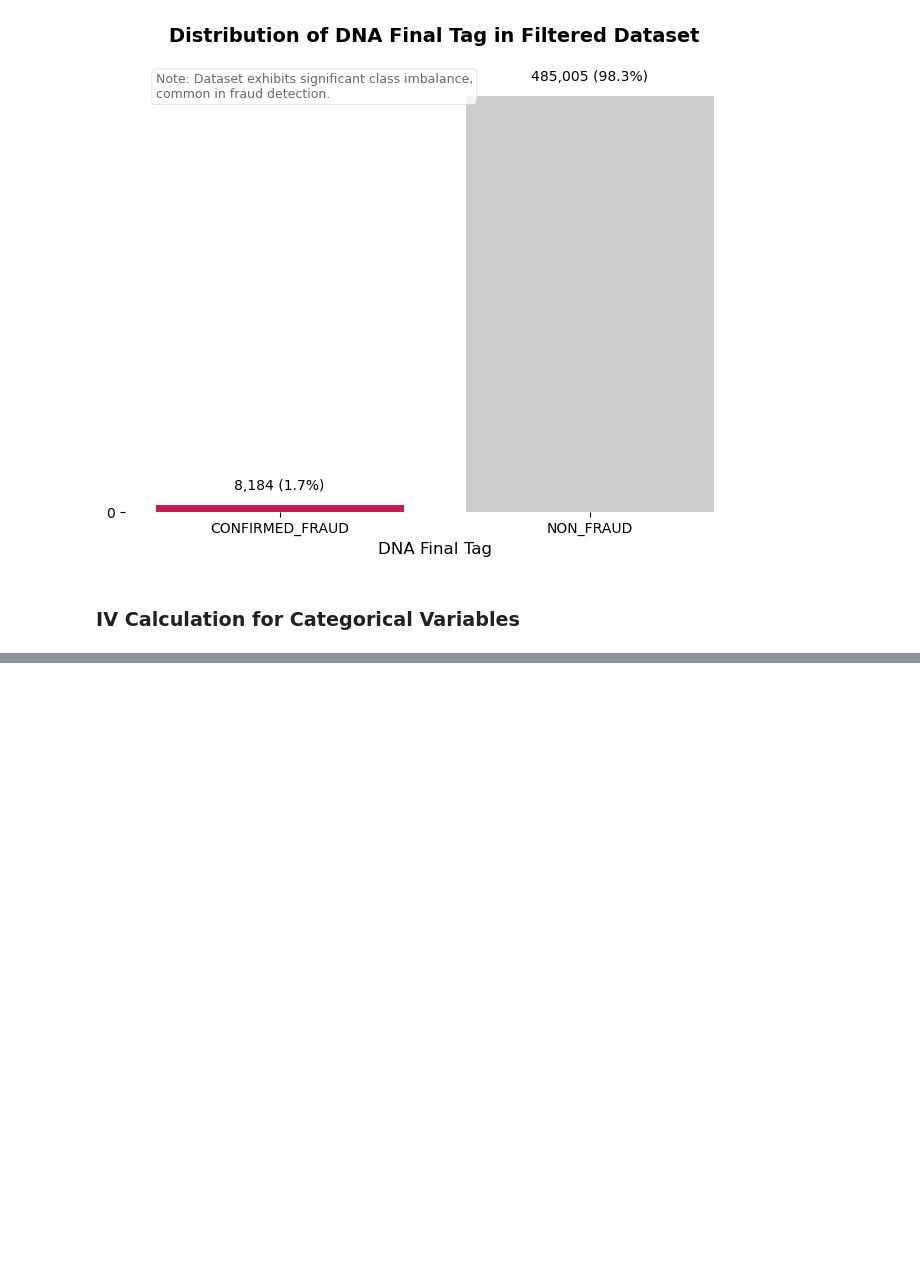
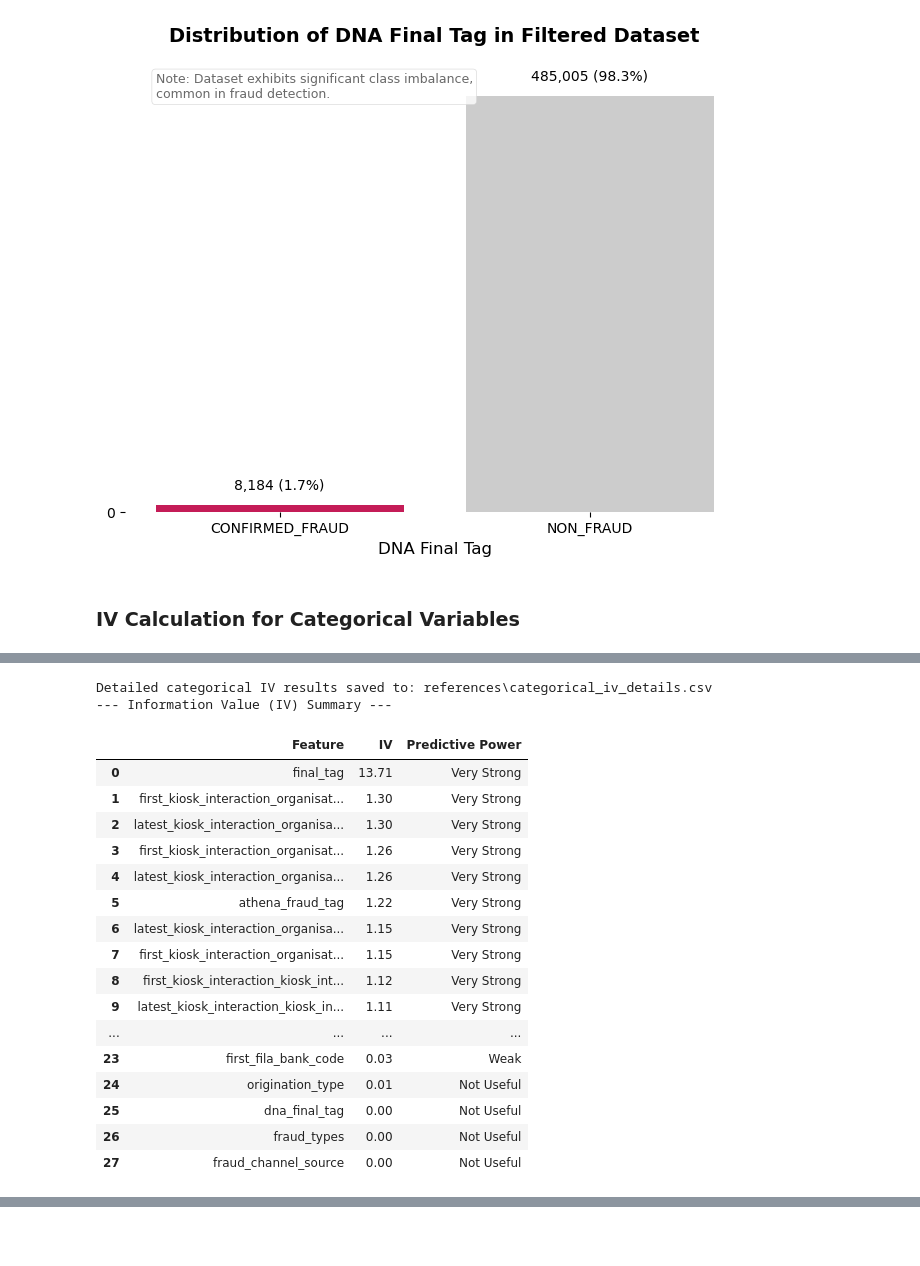
Before and after one commit to mjoshua97241/bank-fraud-detection-project, a Jupyter notebook: bank-fraud-detection-project/notebooks/1.0-mjv-initial-data-exploration.ipynb, the cells around one changed output, grey strips where cells are left out. Cells and saved outputs as stored; diff of their text form; code cells hidden in the pictures; blank space fills up the shorter version.

```diff
--- a/bank-fraud-detection-project/notebooks/1.0-mjv-initial-data-exploration.ipynb
+++ b/bank-fraud-detection-project/notebooks/1.0-mjv-initial-data-exploration.ipynb
@@ -714,7 +726,17 @@ This step streamlines our DataFrame by removing columns that are either redundan
   This reduces dimensionality, improves memory efficiency, and prevents potential multicollinearity, focusing our model on the most informative features.
 # %%
 # Define columns to drop
-columns_to_drop = ['account_number', 'orig_onboarded_date', 'date_restricted']
+columns_to_drop = [
+    'account_number',
+    'orig_onboarded_date',
+    'date_restricted',
+    'repeat_sources',
+    'repeat_destinations',
+    'min_time_btwn_txns_days',
+    'total_destinations',
+    'min_time_btwn_txns_sec',
+    'rank.1'
+    ]
 
 # Filter out columns that might not exist if previous steps removed them or they were never present
 columns_to_drop_existing = [col for col in columns_to_drop if col in
@@ -917,2 +1032,35 @@ def calculate_iv_user_formula(df: pd.DataFrame, feature_cols: list, target_col:
 
     return iv_summary, iv_details_dict
+# %%
+# Convert target variable to binary
+df['fraud_status'] = df['dna_final_tag'].apply(lambda x: 1 if x == 'CONFIRMED_FRAUD' else 0)
+
+# Select categorical features for IV calculation
+categorical_features = ['orig_channel', 'orig_os', 'origination_type', 'origination_sub_type', 'carded_status', 'card_type', 'orig_primary_source_of_funds', 'orig_industry', 'orig_occupation', 'athena_fraud_tag', 'acc_mgmt_channel', 'first_kiosk_interaction_organisation_site_name', 'first_kiosk_interaction_organisation_presence_category', 'first_kiosk_interaction_organisation_name', 'first_kiosk_interaction_kiosk_interaction_type', 'latest_kiosk_interaction_organisation_site_name', 'latest_kiosk_interaction_organisation_presence_category', 'latest_kiosk_interaction_organisation_name', 'latest_kiosk_interaction_kiosk_interaction_type', 'first_fila_bank_code', 'final_tag', 'dna_final_tag', 'fraud_types', 'fraud_channel_source', 'matching_level', 'change_email_flag', 'change_mob_num_flag', 'flag_txn_dropoff_after_wk1']
+
+# Calculate IV
+iv_summary, iv_details = calculate_iv_user_formula(df, categorical_features, 'fraud_status')
+
+# Display IV summary
+print("--- Information Value (IV) Summary ---")
+iv_summary
+# %% [output]
+Detailed categorical IV results saved to: references\categorical_iv_details.csv
+--- Information Value (IV) Summary ---
+|  | Feature | IV | Predictive Power |
+| 0 | final_tag | 13.71 | Very Strong |
+| 1 | first_kiosk_interaction_organisat... | 1.30 | Very Strong |
+| 2 | latest_kiosk_interaction_organisa... | 1.30 | Very Strong |
+| 3 | first_kiosk_interaction_organisat... | 1.26 | Very Strong |
+| 4 | latest_kiosk_interaction_organisa... | 1.26 | Very Strong |
+| 5 | athena_fraud_tag | 1.22 | Very Strong |
+| 6 | latest_kiosk_interaction_organisa... | 1.15 | Very Strong |
+| 7 | first_kiosk_interaction_organisat... | 1.15 | Very Strong |
+| 8 | first_kiosk_interaction_kiosk_int... | 1.12 | Very Strong |
+| 9 | latest_kiosk_interaction_kiosk_in... | 1.11 | Very Strong |
+| ... | ... | ... | ... |
+| 23 | first_fila_bank_code | 0.03 | Weak |
+| 24 | origination_type | 0.01 | Not Useful |
+| 25 | dna_final_tag | 0.00 | Not Useful |
+| 26 | fraud_types | 0.00 | Not Useful |
+| 27 | fraud_channel_source | 0.00 | Not Useful |
```
Also changed, not shown: parts of 14 cells of this notebook, 7 other files.
